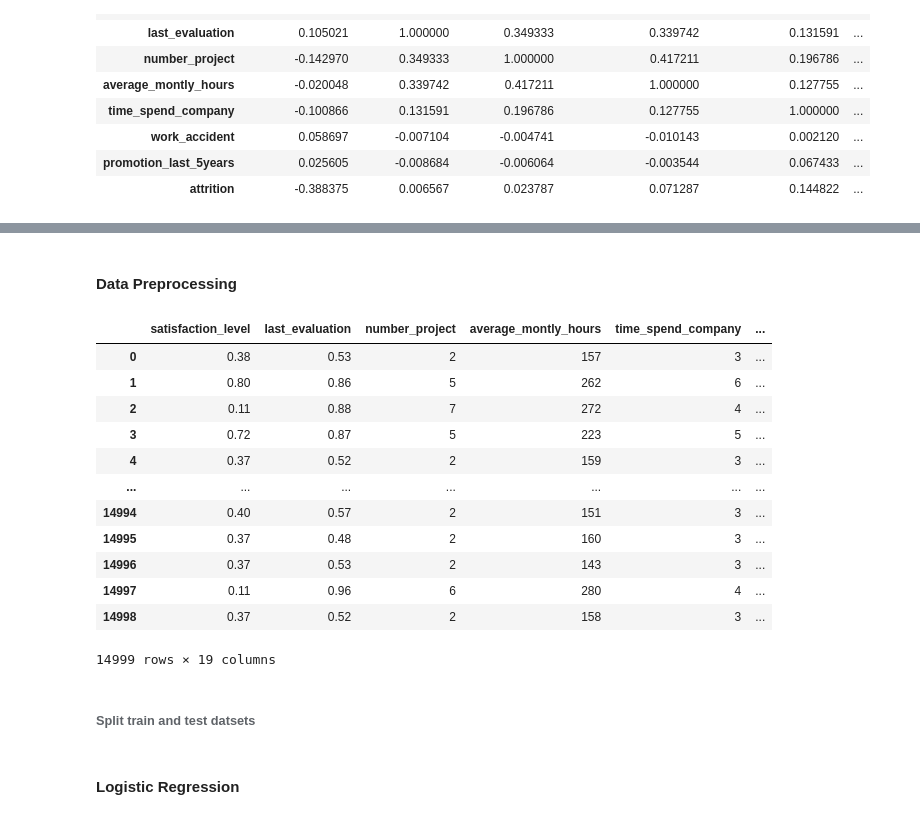
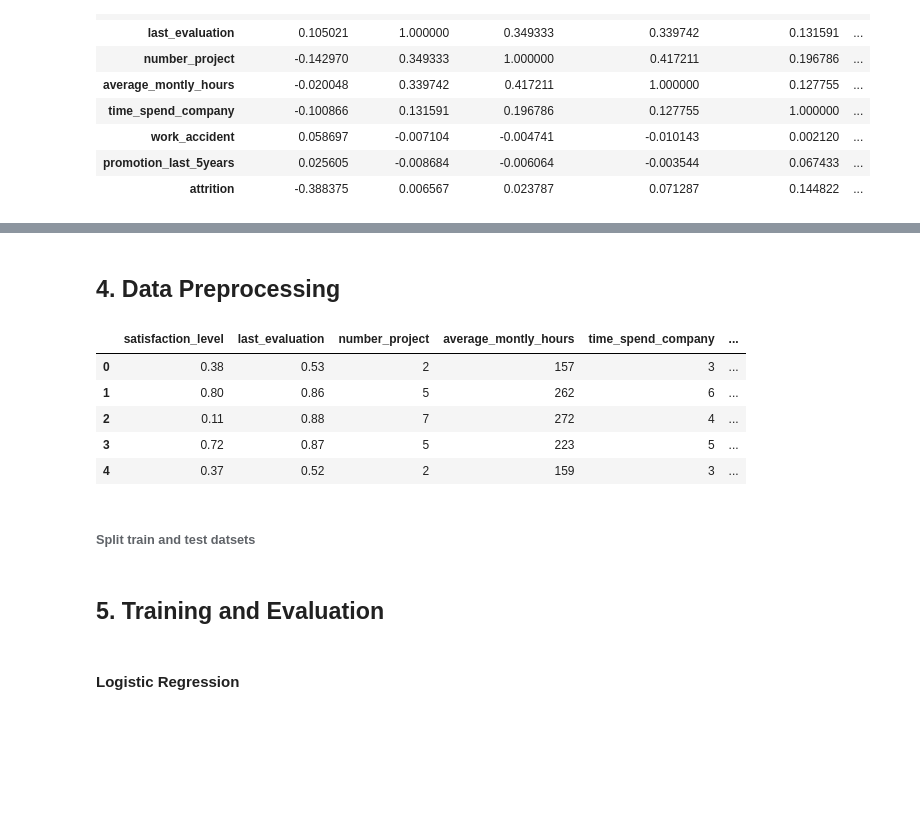
Before and after one commit to Heang168/Employee_turnover, a Jupyter notebook: Employee_Turnover.ipynb, the cells around one changed output, grey strips where cells are left out. Saved outputs shown, nothing was run; the diff lists cells and outputs as text; code cells hidden in the pictures; blank space fills up the shorter version.

```diff
--- a/Employee_Turnover.ipynb
+++ b/Employee_Turnover.ipynb
@@ -108,30 +204,25 @@ sns.heatmap(pearson_corr, cmap='rocket', annot=True, vmin=-1, vmax=1, center=0)
 # %% [markdown]
-#### Data Preprocessing
+## 4. Data Preprocessing
 # %%
 df = pd.get_dummies(df, drop_first=True, columns=['department'])
 df = pd.get_dummies(df, drop_first=True, columns=['salary'])
 # %%
-df
+df.head()
 # %% [output]
 |  | satisfaction_level | last_evaluation | number_project | average_montly_hours | time_spend_company | ... |
 | 0 | 0.38 | 0.53 | 2 | 157 | 3 | ... |
 | 1 | 0.80 | 0.86 | 5 | 262 | 6 | ... |
 | 2 | 0.11 | 0.88 | 7 | 272 | 4 | ... |
 | 3 | 0.72 | 0.87 | 5 | 223 | 5 | ... |
 | 4 | 0.37 | 0.52 | 2 | 159 | 3 | ... |
-| ... | ... | ... | ... | ... | ... | ... |
-| 14994 | 0.40 | 0.57 | 2 | 151 | 3 | ... |
-| 14995 | 0.37 | 0.48 | 2 | 160 | 3 | ... |
-| 14996 | 0.37 | 0.53 | 2 | 143 | 3 | ... |
-| 14997 | 0.11 | 0.96 | 6 | 280 | 4 | ... |
-| 14998 | 0.37 | 0.52 | 2 | 158 | 3 | ... |
-14999 rows × 19 columns
 # %% [markdown]
 ###### Split train and test datsets
 # %%
 X = df.drop("attrition", axis=1)
 y = df['attrition']
 X_train, X_test, y_train, y_test = train_test_split(X, y, test_size=0.20, random_state=1)
+# %% [markdown]
+## 5. Training and Evaluation
 # %% [markdown]
 #### Logistic Regression
 # %%
```
Also changed, not shown: parts of 25 cells of this notebook, 2 other files.
